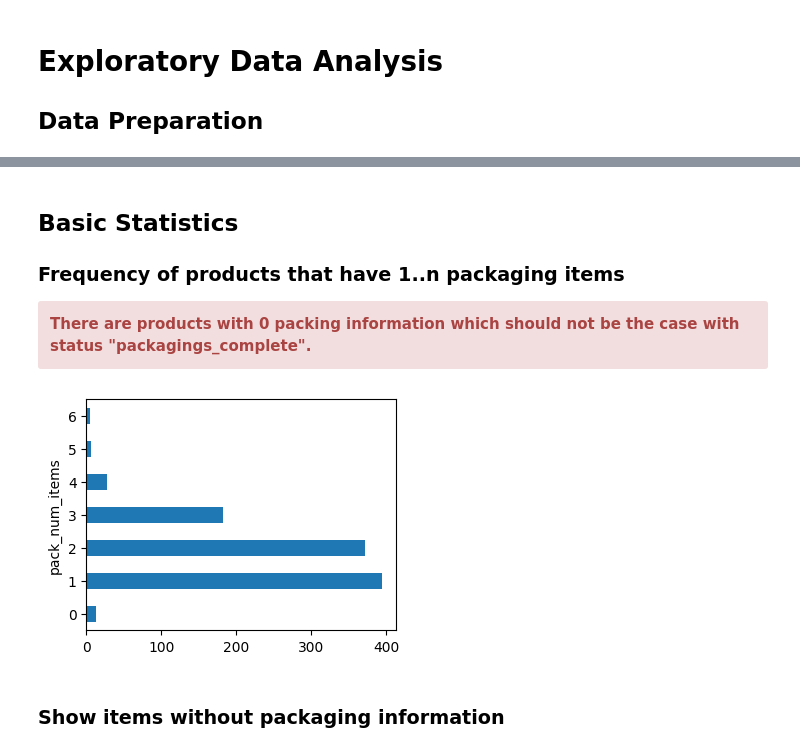
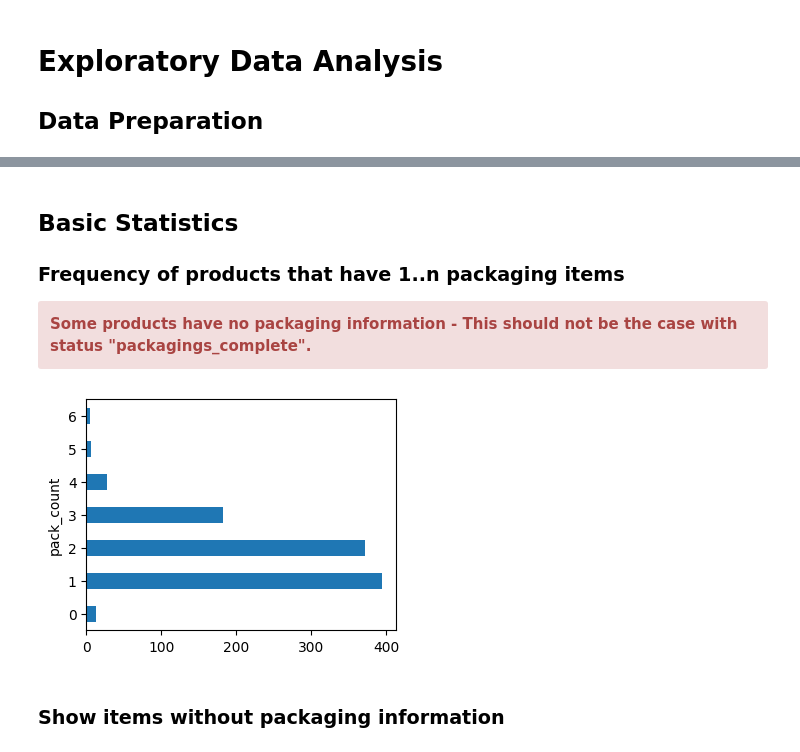
Before and after one commit to goerlitz/openfoodfacts-data-analysis, a Jupyter notebook: notebooks/01_analyze_off_data.ipynb, the cells around one changed output, grey strips where cells are left out. Drawn from its saved outputs; the diff is of its cells as text; code cells hidden in the pictures.

```diff
--- a/notebooks/01_analyze_off_data.ipynb
+++ b/notebooks/01_analyze_off_data.ipynb
@@ -63,16 +66,13 @@ prod_df = (pd.DataFrame(data['products'])
 
 computations = {
     # count number of packaging items
-    "pack_num_items": lambda items: len(items),
-
-    # check if packagings all have shapes
-    "pack_all_shapes": lambda items: len(items) != 0 and all(['shape' in list for list in items]),
+    "pack_count": lambda items: len(items),
 
     # extract packaging shapes
-    "pack_shape_list": lambda items: [i['shape'] if ('shape' in i) else None for i in items],
+    "pack_shapes": lambda items: [i['shape'] if ('shape' in i) else None for i in items],
 
     # extract packaging materials
-    "pack_material_list": lambda items: [i['material'] if ('material' in i) else None for i in items]
+    "pack_materials": lambda items: [i['material'] if ('material' in i) else None for i in items]
 }
 
 for key, fn in computations.items():
@@ -100,12 +100,12 @@ display(prod_df)
 ### Frequency of products that have 1..n packaging items
 
 <div class="alert alert-block alert-danger">
-  <b>There are products with 0 packing information which should not be the case with status "packagings_complete".</b>
+  <b>Some products have no packaging information - This should not be the case with status "packagings_complete".</b>
 </div>
 # %%
-prod_df.pack_num_items.value_counts().sort_index().plot.barh(figsize=(4,3));
+prod_df.pack_count.value_counts().sort_index().plot.barh(figsize=(4,3));
 # %% [output]
-[figure, old version]
+[figure, new version]
 # %% [markdown]
 ### Show items without packaging information
 # %%
```
Also changed, not shown: parts of 22 cells of this notebook.
